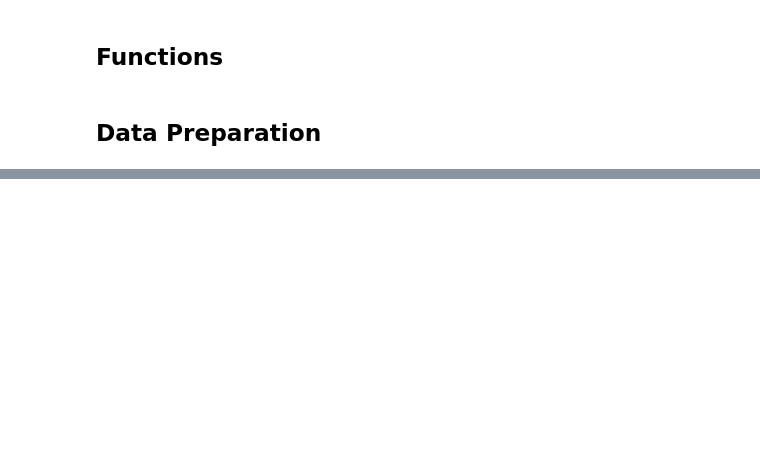
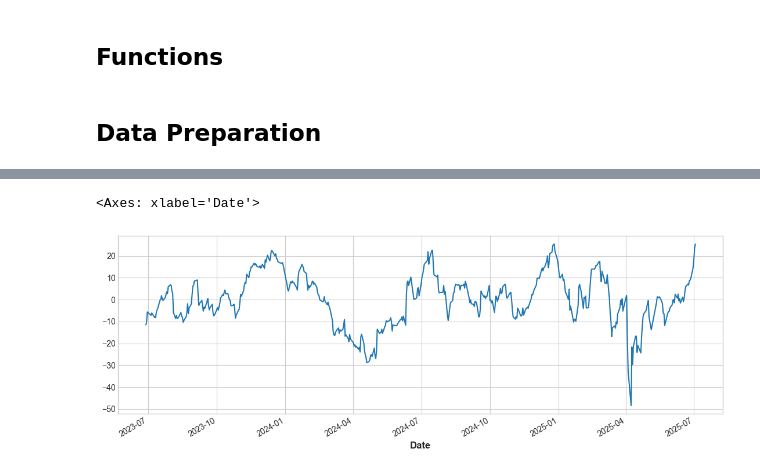
Before and after one commit to OnurKerimoglu/stocks_forecasting, a Jupyter notebook: nb/poc_separate_models.ipynb, the cells around one changed output, grey strips where cells are left out. Saved outputs shown, nothing was run; the diff lists cells and outputs as text; code cells hidden in the pictures; blank space fills up the shorter version.

```diff
--- a/nb/poc_separate_models.ipynb
+++ b/nb/poc_separate_models.ipynb
@@ -165,4 +217,7 @@ y_pred.plot(**plot_params, alpha=0.5)
 # %%
-y_resid = y-y_pred
-y_resid.plot()
+y_detrended = y-y_pred_trend
+y_detrended.plot()
+# %% [output]
+<Axes: xlabel='Date'>
+[figure, added]
 # %%
```
Also changed, not shown: parts of 33 cells of this notebook.
